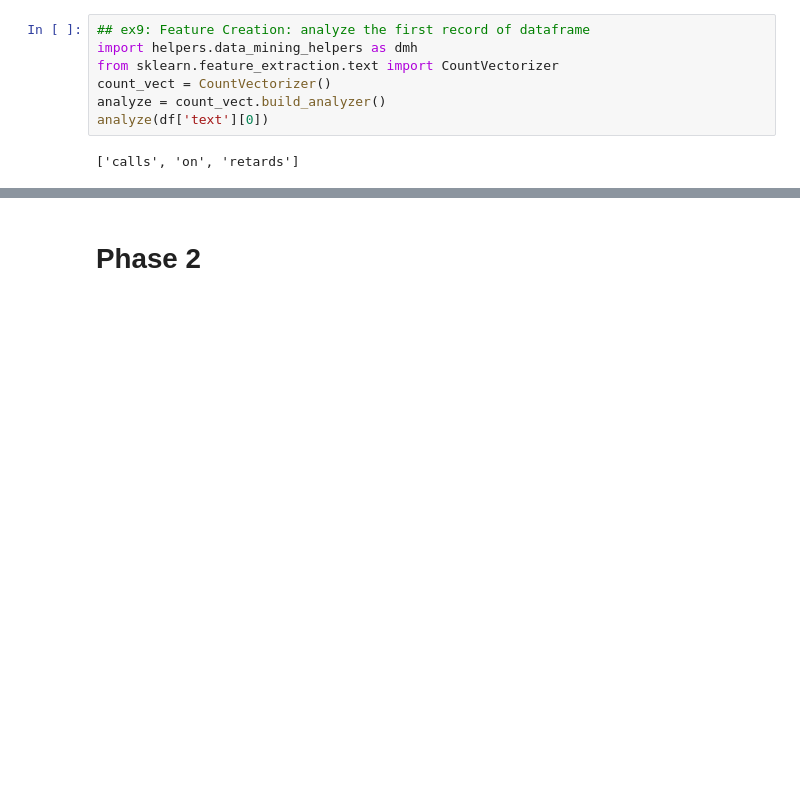
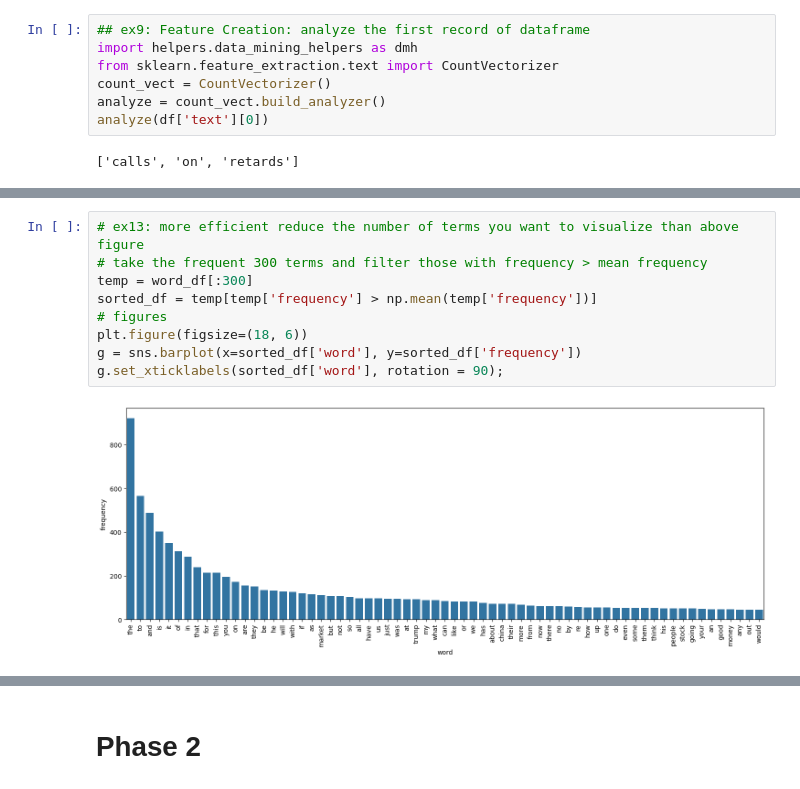
Before and after one commit to Ayukevin/DM2025-Lab1-Exercise, a Jupyter notebook: DM2025-Lab1-Homework.ipynb, the cells around one changed output, grey strips where cells are left out. Drawn from its saved outputs; the diff is of its cells as text; blank space fills up the shorter version.

```diff
--- a/DM2025-Lab1-Homework.ipynb
+++ b/DM2025-Lab1-Homework.ipynb
@@ -217,0 +252,11 @@ list(zip(words, counts))
+# %%
+# ex13: more efficient reduce the number of terms you want to visualize than above figure
+# take the frequent 300 terms and filter those with frequency > mean frequency
+temp = word_df[:300]
+sorted_df = temp[temp['frequency'] > np.mean(temp['frequency'])]
+# figures
+plt.figure(figsize=(18, 6))
+g = sns.barplot(x=sorted_df['word'], y=sorted_df['frequency'])
+g.set_xticklabels(sorted_df['word'], rotation = 90);
+# %% [output]
+[figure, added]
```
Also changed, not shown: parts of 6 cells of this notebook.
